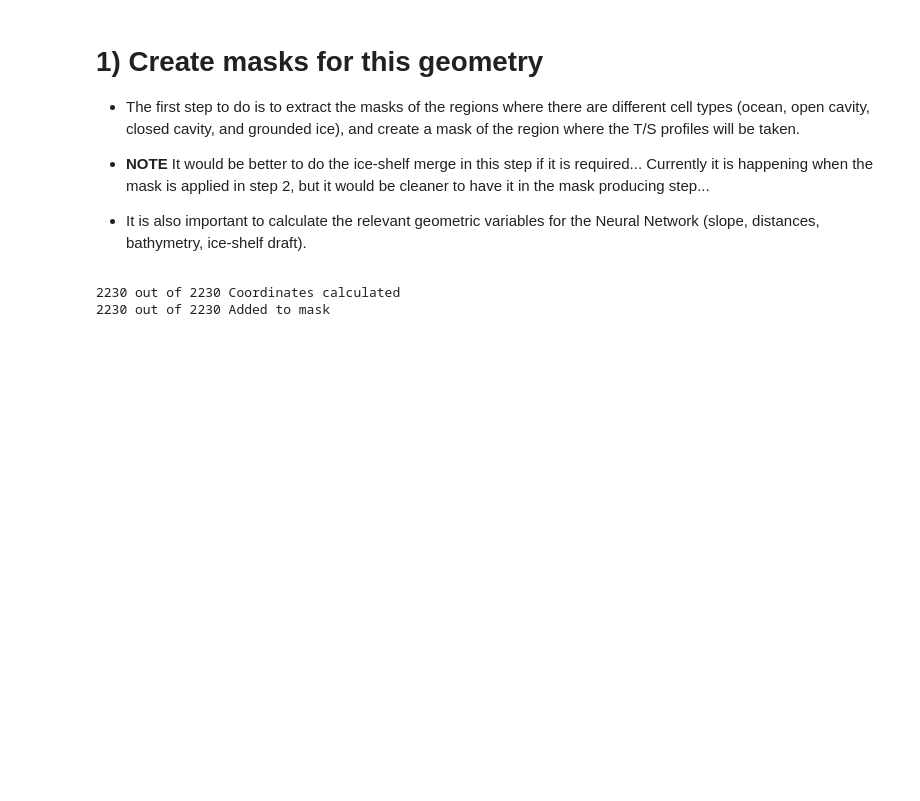
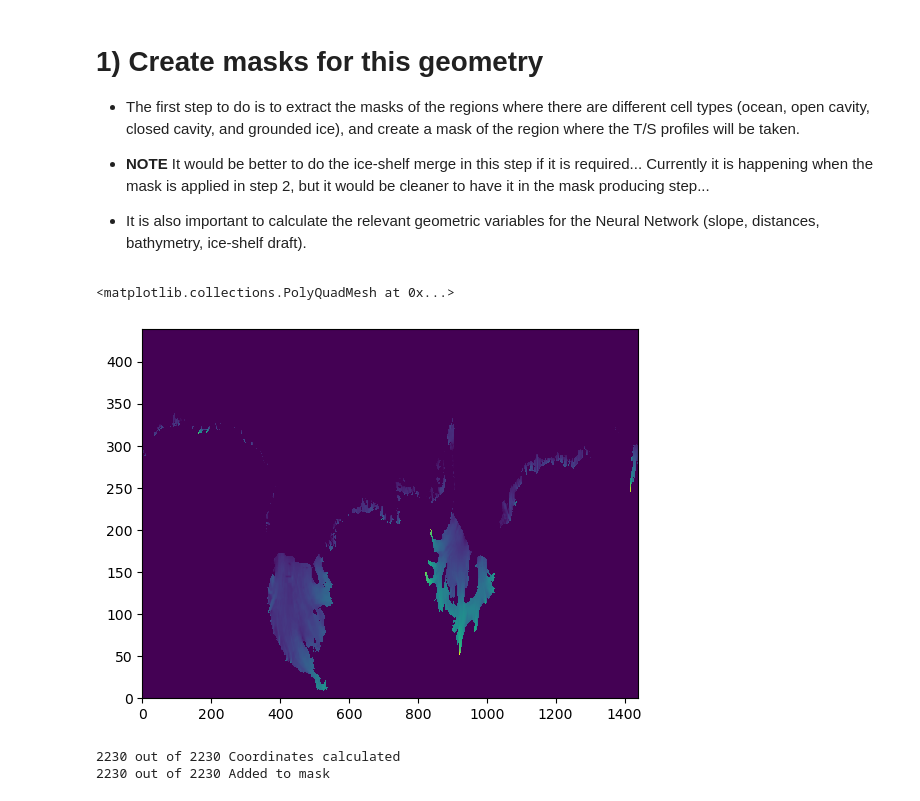
Before and after one commit to hockenden97/simpleNN_basal_melt, a Jupyter notebook: AIAI_scripts_notebooks/PREP_input_Christoph_geopy37.ipynb, the cells around one changed output. Drawn from its saved outputs; the diff is of its cells as text; code cells hidden in the pictures; blank space fills up the shorter version.

```diff
--- a/AIAI_scripts_notebooks/PREP_input_Christoph_geopy37.ipynb
+++ b/AIAI_scripts_notebooks/PREP_input_Christoph_geopy37.ipynb
@@ -26,7 +26,7 @@ import matplotlib.pyplot as plt
 #proj=ccrs.SouthPolarStereo(central_longitude=0.0)
 #trans=ccrs.PlateCarree()
 # %%
-where_are_you_running = 'laptop'#, 'bettik'
+where_are_you_running = 'bettik'#, 'bettik', 'laptop'
 # Set the filepaths for the data
 if where_are_you_running == 'bettik':
     filepath_base = '/bettik/ockendeh/SCRIPTS/simpleNN_basal_melt/'
@@ -101,6 +102,11 @@ basins_NEMO         = ds0.basin
 areas = dsREDCAV.e1t*dsREDCAV.e2t
 bathymetry = dsREF.bathy_metry
 isf_draft = dsREF.isf_draft
+# %%
+plt.pcolor(isf_draft)
+# %% [output]
+<matplotlib.collections.PolyQuadMesh at 0x...>
+[figure, added]
 # %%
 # Create files of distances and slopes
 # Create a pyproj transform to go from lat lon to polar stereo
```
Also changed, not shown: parts of 41 cells of this notebook, 10 other files.
